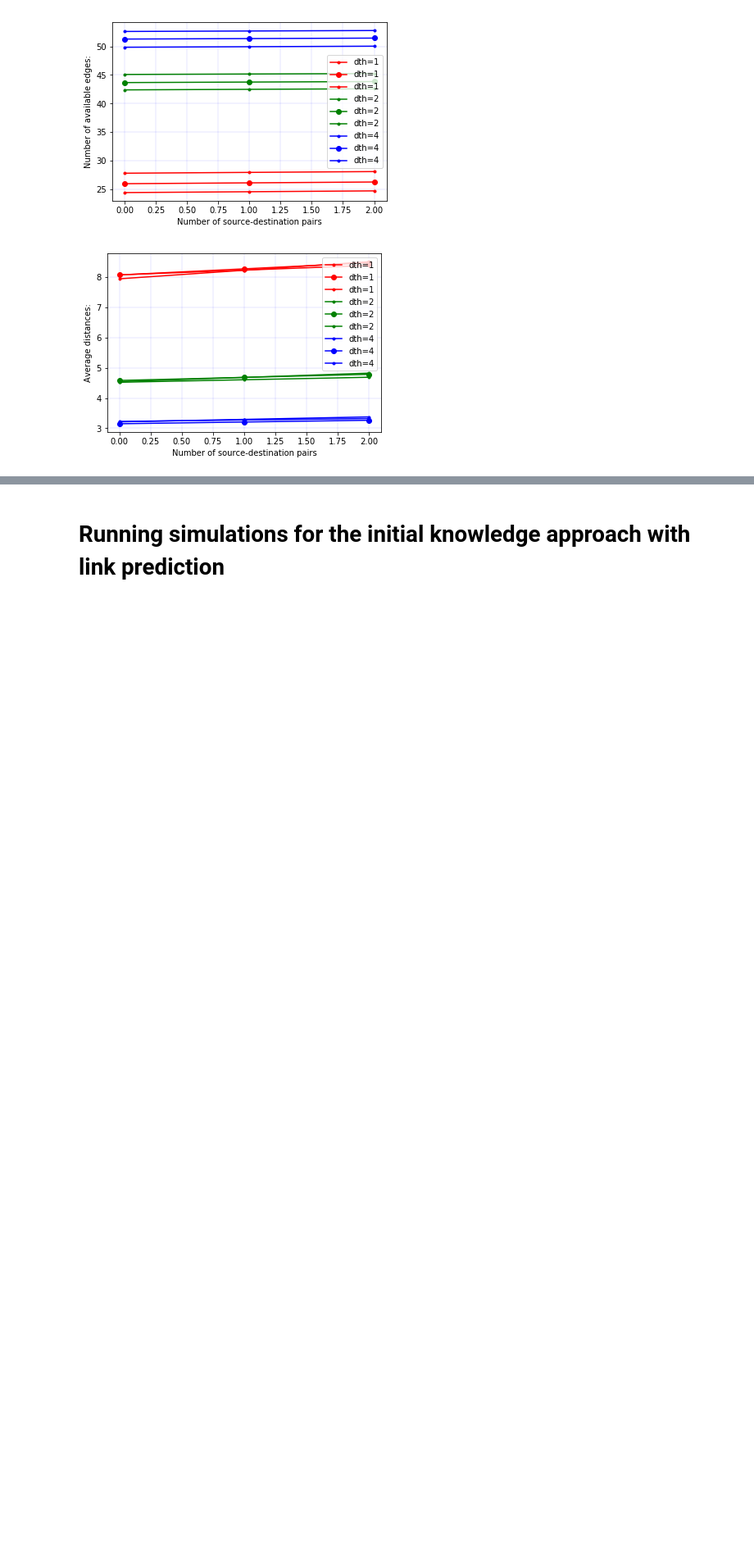
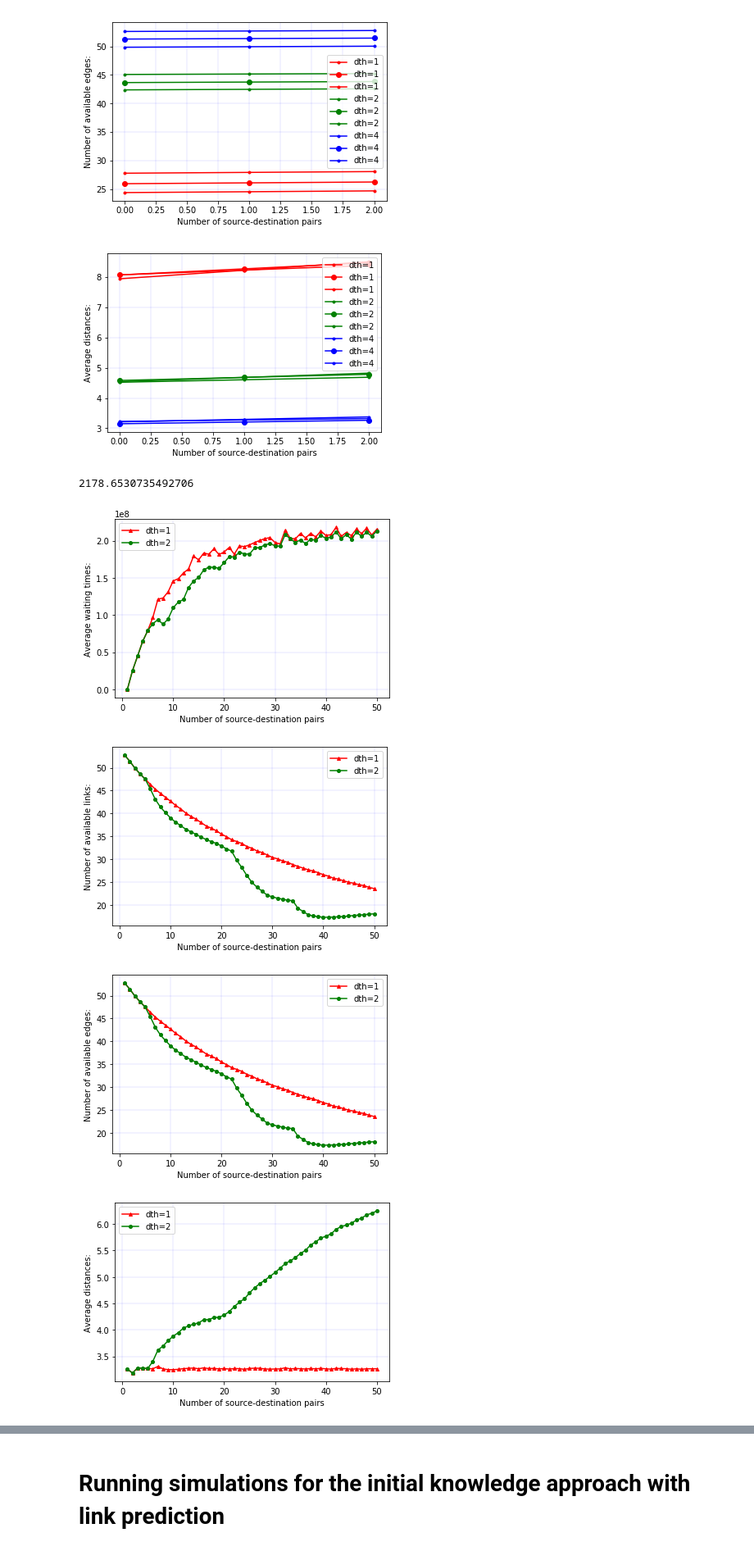
Before and after one commit to antalszava/quantum_network_routing, a Jupyter notebook: notebooks/initial_knowledge_approach.ipynb, the cells around one changed output, grey strips where cells are left out. Shown at 82% size. Saved outputs shown, nothing was run; the diff lists cells and outputs as text; code cells hidden in the pictures; blank space fills up the shorter version.

Commit message:
Added possibility to run several simulations; added closeness centrality (to be worked on)

```diff
--- a/notebooks/initial_knowledge_approach.ipynb
+++ b/notebooks/initial_knowledge_approach.ipynb
@@ -14,7 +14,7 @@
 # Running simulations for the initial knowledge approach
 # %%
 initial_knowledge_results = []
-samples = 1000
+samples = 5
 max_dth = 4
 start = time.time()
 for dth in range(0, 3):
@@ -34,3 +34,35 @@ plot_results(initial_knowledge_results, 'initial_knowledge_maxdth_' + str(max_dt
 [figure]
 [figure]
 [figure]
+# %%
+samples = 1000
+threshold = 4
+max_dth = 4
+
+initial_knowledge_settings = routing_simulation.AlgorithmSettings(algorithm=routing_algorithms.initial_knowledge_init)
+initial_knowledge_link_prediction_settings = routing_simulation.AlgorithmSettings(algorithm=
+                                                                        routing_algorithms.initial_knowledge_init,
+                                                                        link_prediction=True)
+
+algorithm_settings = [initial_knowledge_settings, initial_knowledge_link_prediction_settings]
+simulation_settings = routing_simulation.SimulationSettings(number_of_samples=samples)
+
+factory = graph_edge_factory.VirtualEdgeFactory(distance_threshold=threshold, max_distance_threshold=max_dth)
+graph_edges = factory.generate_deterministic_graph_edges()
+
+topology_settings = routing_simulation.TopologySettings(graph_edges=graph_edges, distance_threshold=threshold)
+
+simulation = routing_simulation.Simulation(simulation_settings, topology_settings, algorithm_settings)
+
+start = time.time()
+simulation.run_algorithm_for_graphs()
+end = time.time()
+print(end-start)
+plot_results(list(simulation.final_results.values()), '_maxdth_'
+                      + str(max_dth) + str(end - start), save_tikz=False)
+# %% [output]
+2178.6530735492706
+[figure, added]
+[figure, added]
+[figure, added]
+[figure, added]
```
Also changed, not shown: parts of 6 cells of this notebook, 11 other files.
